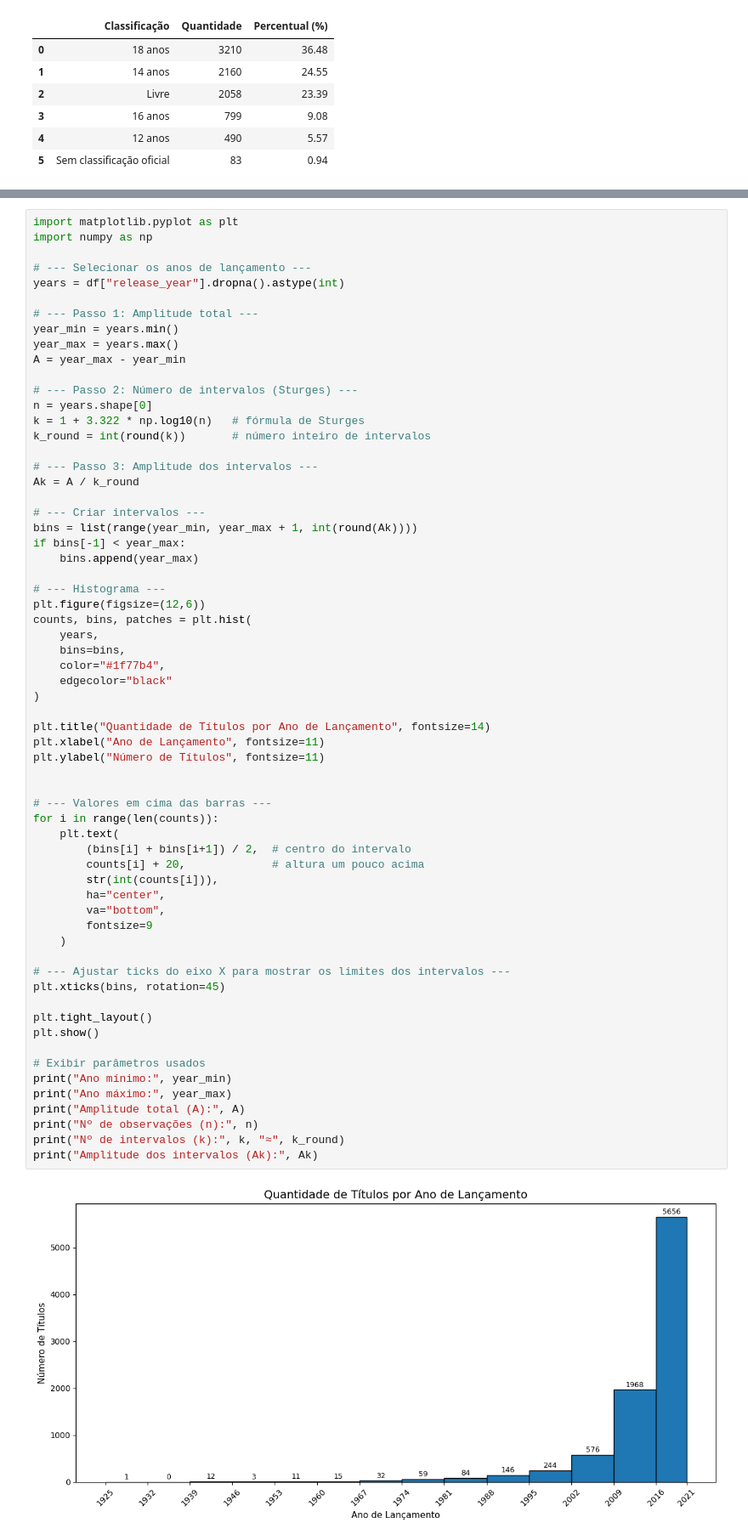
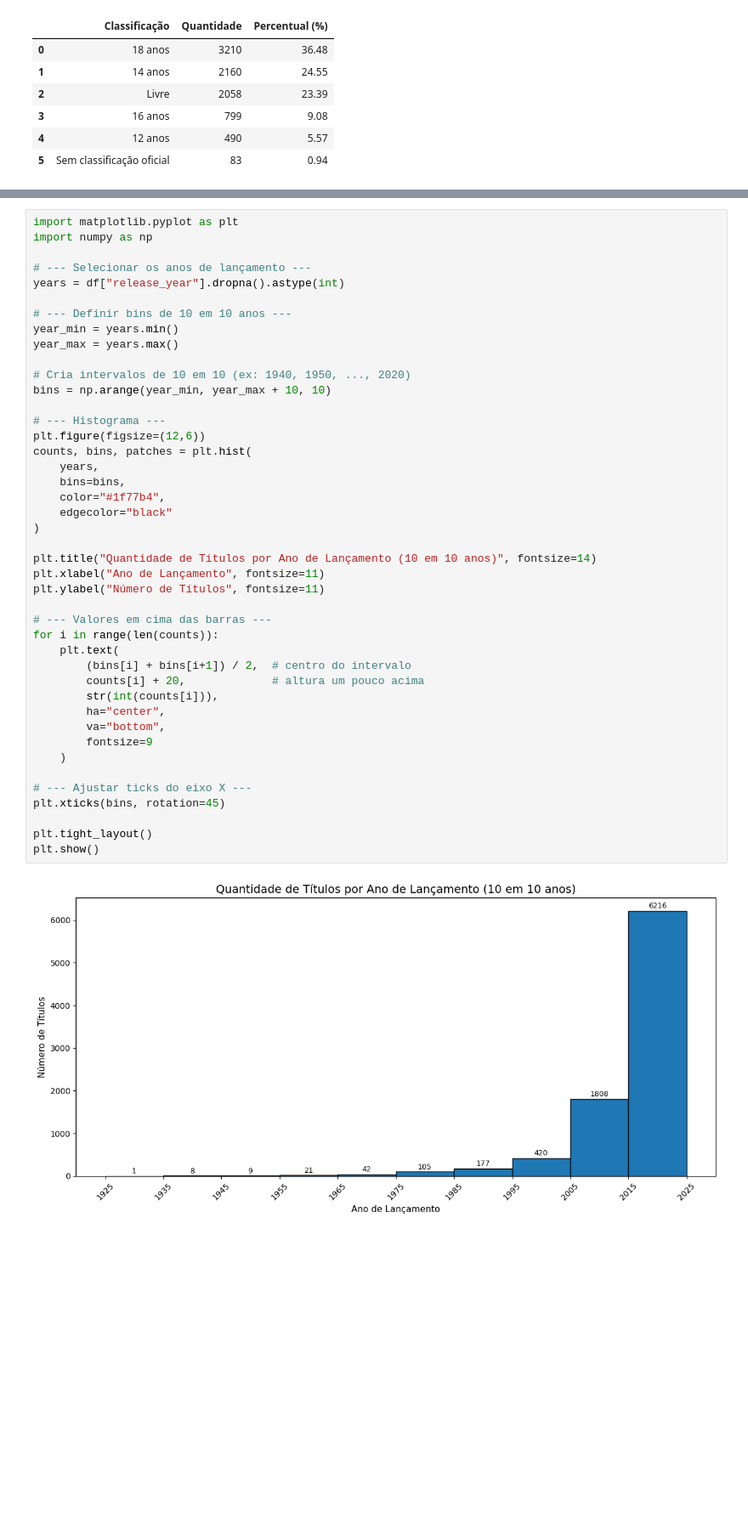
Before and after one commit to isadoraxaavier/trabalho_estatistica, a Jupyter notebook: Estatística.ipynb, the cells around one changed output, grey strips where cells are left out. Shown: that part at 85% size. Drawn from its saved outputs; the diff is of its cells as text; blank space fills up the shorter version.

```diff
--- a/Estatística.ipynb
+++ b/Estatística.ipynb
@@ -192,61 +192,41 @@ import numpy as np
 # --- Selecionar os anos de lançamento ---
 years = df["release_year"].dropna().astype(int)
 
-# --- Passo 1: Amplitude total ---
+# --- Definir bins de 10 em 10 anos ---
 year_min = years.min()
 year_max = years.max()
-A = year_max - year_min
 
-# --- Passo 2: Número de intervalos (Sturges) ---
-n = years.shape[0]
-k = 1 + 3.322 * np.log10(n)   # fórmula de Sturges
-k_round = int(round(k))       # número inteiro de intervalos
-
-# --- Passo 3: Amplitude dos intervalos ---
-Ak = A / k_round
-
-# --- Criar intervalos ---
-bins = list(range(year_min, year_max + 1, int(round(Ak))))
-if bins[-1] < year_max:
-    bins.append(year_max)
+# Cria intervalos de 10 em 10 (ex: 1940, 1950, ..., 2020)
+bins = np.arange(year_min, year_max + 10, 10)
 
 # --- Histograma ---
 plt.figure(figsize=(12,6))
 counts, bins, patches = plt.hist(
     years,
     bins=bins,
     color="#1f77b4",
     edgecolor="black"
 )
 
-plt.title("Quantidade de Títulos por Ano de Lançamento", fontsize=14)
+plt.title("Quantidade de Títulos por Ano de Lançamento (10 em 10 anos)", fontsize=14)
 plt.xlabel("Ano de Lançamento", fontsize=11)
 plt.ylabel("Número de Títulos", fontsize=11)
-
 
 # --- Valores em cima das barras ---
 for i in range(len(counts)):
     plt.text(
         (bins[i] + bins[i+1]) / 2,  # centro do intervalo
         counts[i] + 20,             # altura um pouco acima
         str(int(counts[i])),
         ha="center",
         va="bottom",
         fontsize=9
     )
 
-# --- Ajustar ticks do eixo X para mostrar os limites dos intervalos ---
+# --- Ajustar ticks do eixo X ---
 plt.xticks(bins, rotation=45)
 
 plt.tight_layout()
 plt.show()
-
-# Exibir parâmetros usados
-print("Ano mínimo:", year_min)
-print("Ano máximo:", year_max)
-print("Amplitude total (A):", A)
-print("Nº de observações (n):", n)
-print("Nº de intervalos (k):", k, "≈", k_round)
-print("Amplitude dos intervalos (Ak):", Ak)
 # %% [output]
-[figure, old version]
+[figure, new version]
```
Also changed, not shown: parts of 3 cells of this notebook.
